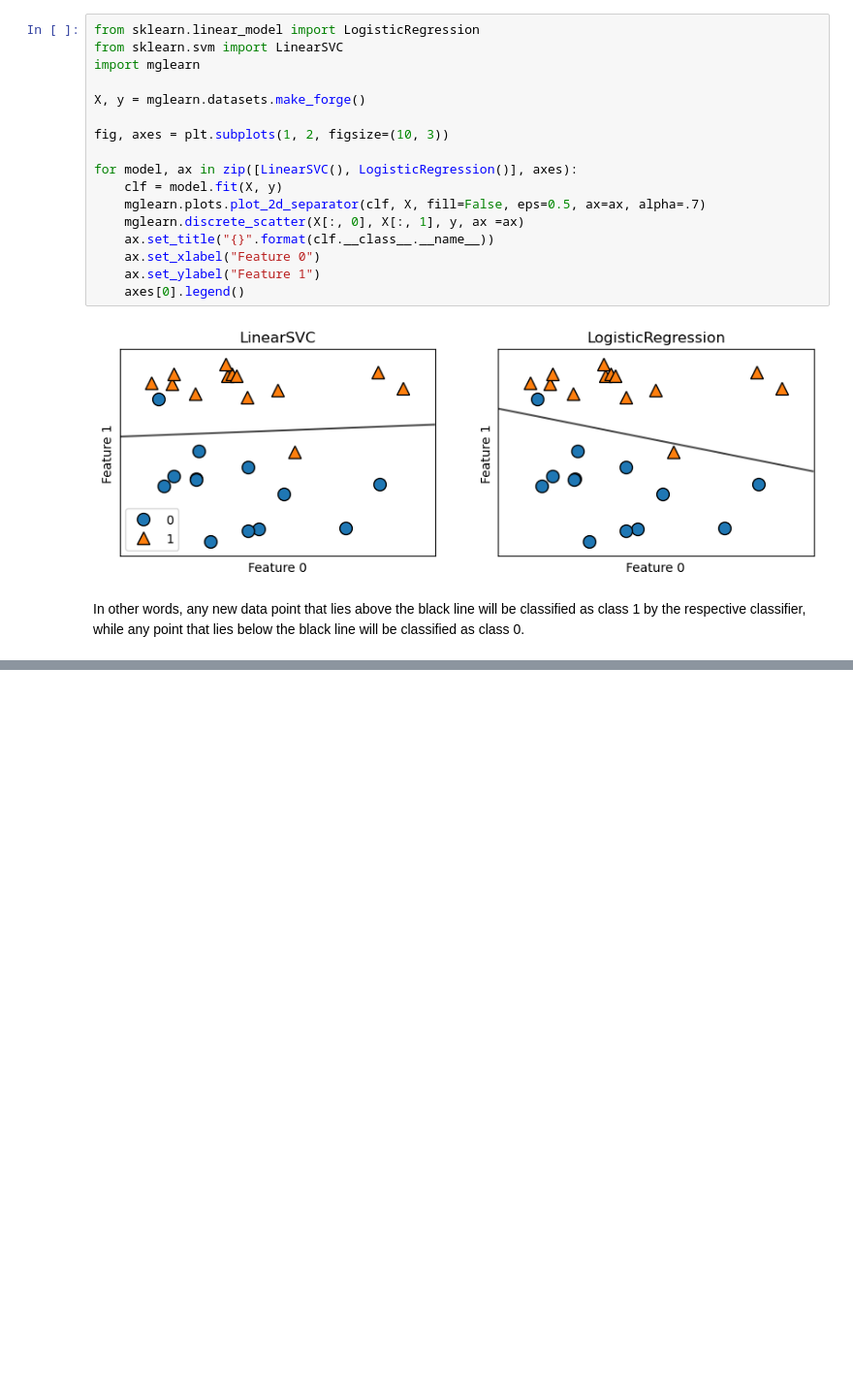
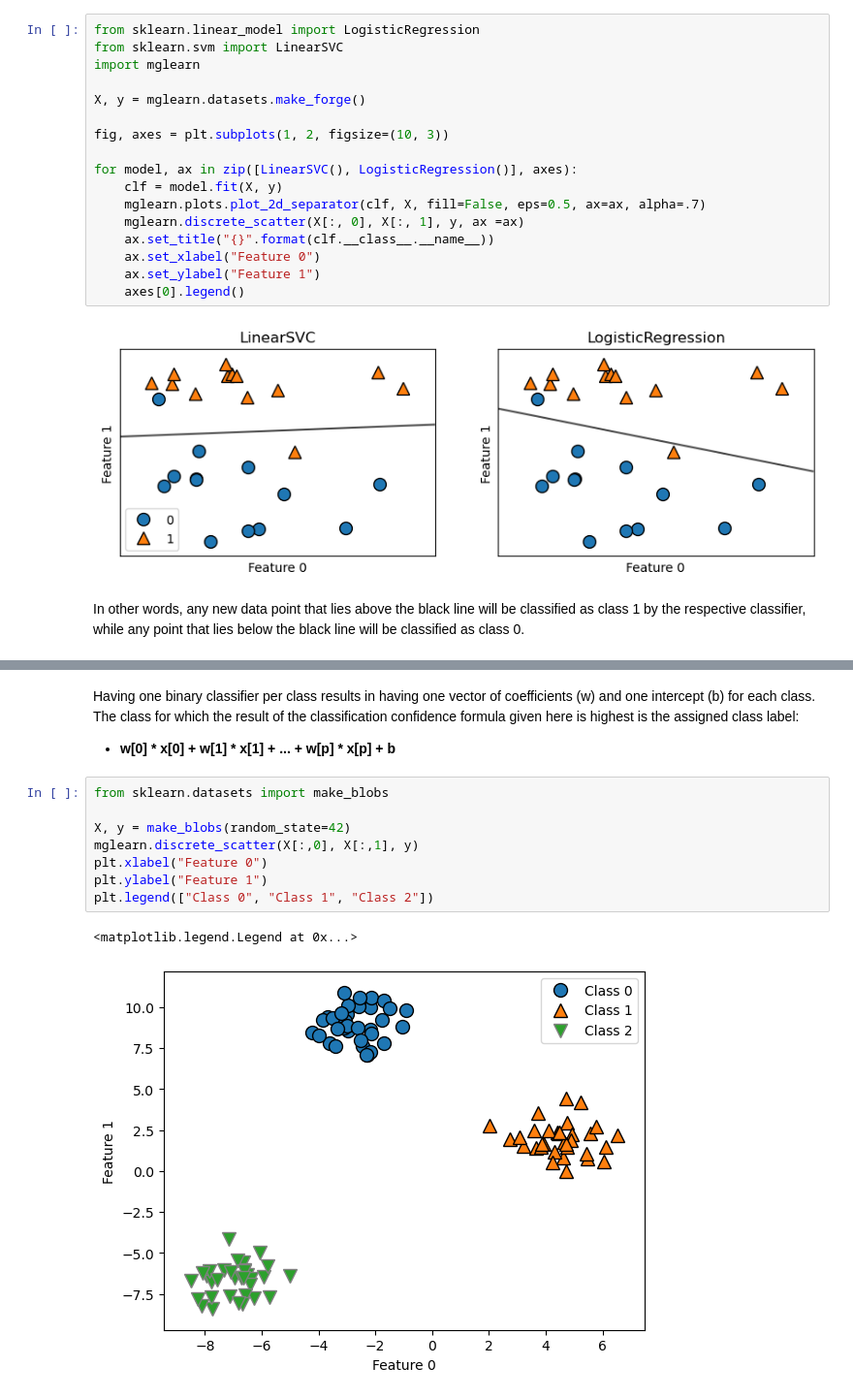
Before and after one commit to saurbina/HW1, a Jupyter notebook: week_4.ipynb, the cells around one changed output, grey strips where cells are left out. Shown: that part at 97% size. Drawn from its saved outputs; the diff is of its cells as text; blank space fills up the shorter version.

```diff
--- a/week_4.ipynb
+++ b/week_4.ipynb
@@ -39,0 +78,15 @@ In other words, any new data point that lies above the black line will be classi
+# %% [markdown]
+Having one binary classifier per class results in having one vector of coefficients (w) and one intercept (b) for each class. The class for which the result of the classification confidence formula given here is highest is the assigned class label:
+
+- **w[0] * x[0] + w[1] * x[1] + ... + w[p] * x[p] + b**
+# %%
+from sklearn.datasets import make_blobs
+
+X, y = make_blobs(random_state=42)
+mglearn.discrete_scatter(X[:,0], X[:,1], y)
+plt.xlabel("Feature 0")
+plt.ylabel("Feature 1")
+plt.legend(["Class 0", "Class 1", "Class 2"])
+# %% [output]
+<matplotlib.legend.Legend at 0x...>
+[figure, added]
```
Also changed, not shown: parts of 12 cells of this notebook.
